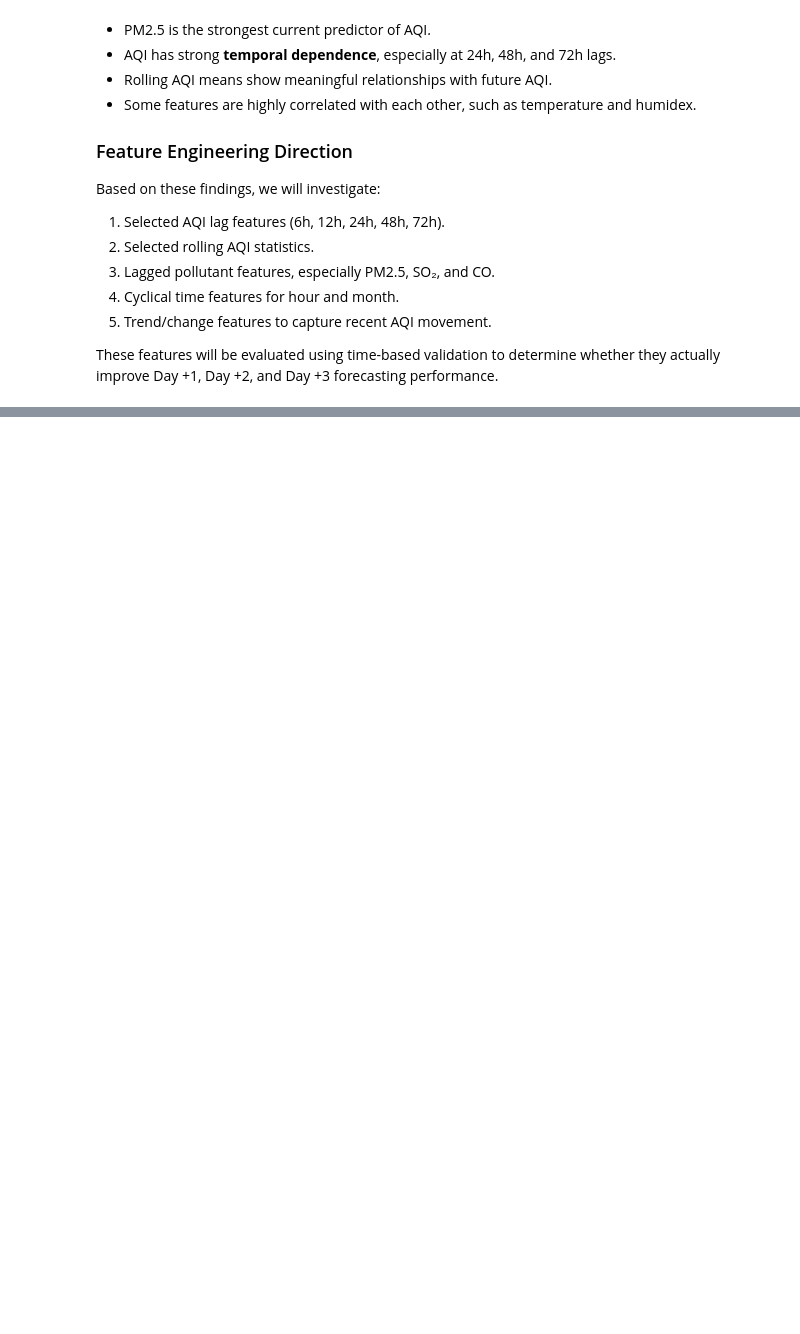
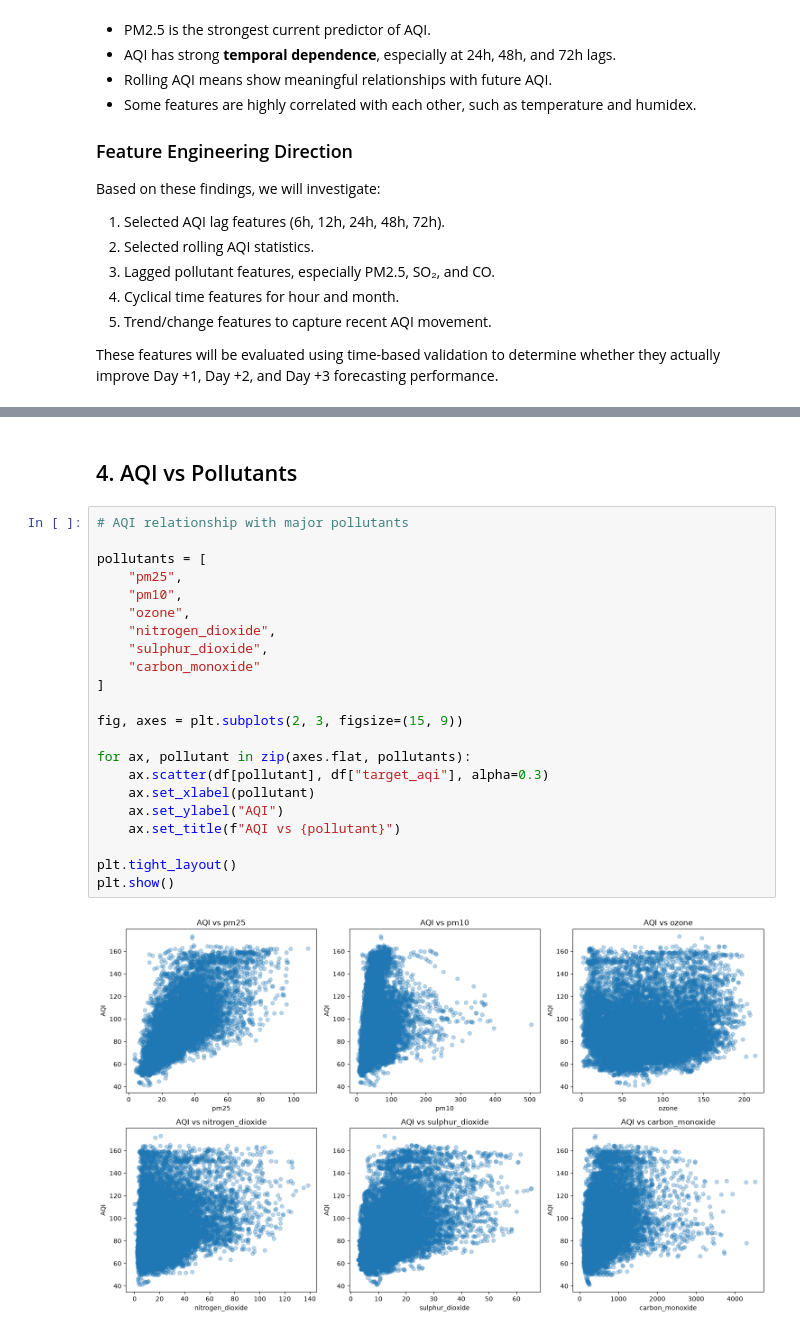
Before and after one commit to Neha-Kumarii-123/Pearls_AQI_Predictor, a Jupyter notebook: notebooks/eda_karachi_aqi_features.ipynb, the cells around one changed output, grey strips where cells are left out. Saved outputs shown, nothing was run; the diff lists cells and outputs as text; blank space fills up the shorter version.

```diff
--- a/notebooks/eda_karachi_aqi_features.ipynb
+++ b/notebooks/eda_karachi_aqi_features.ipynb
@@ -709,0 +765,26 @@ These features will be evaluated using time-based validation to determine whethe
+# %% [markdown]
+## 4. AQI vs Pollutants
+# %%
+# AQI relationship with major pollutants
+
+pollutants = [
+    "pm25",
+    "pm10",
+    "ozone",
+    "nitrogen_dioxide",
+    "sulphur_dioxide",
+    "carbon_monoxide"
+]
+
+fig, axes = plt.subplots(2, 3, figsize=(15, 9))
+
+for ax, pollutant in zip(axes.flat, pollutants):
+    ax.scatter(df[pollutant], df["target_aqi"], alpha=0.3)
+    ax.set_xlabel(pollutant)
+    ax.set_ylabel("AQI")
+    ax.set_title(f"AQI vs {pollutant}")
+
+plt.tight_layout()
+plt.show()
+# %% [output]
+[figure, added]
```
Also changed, not shown: parts of 29 cells of this notebook.
